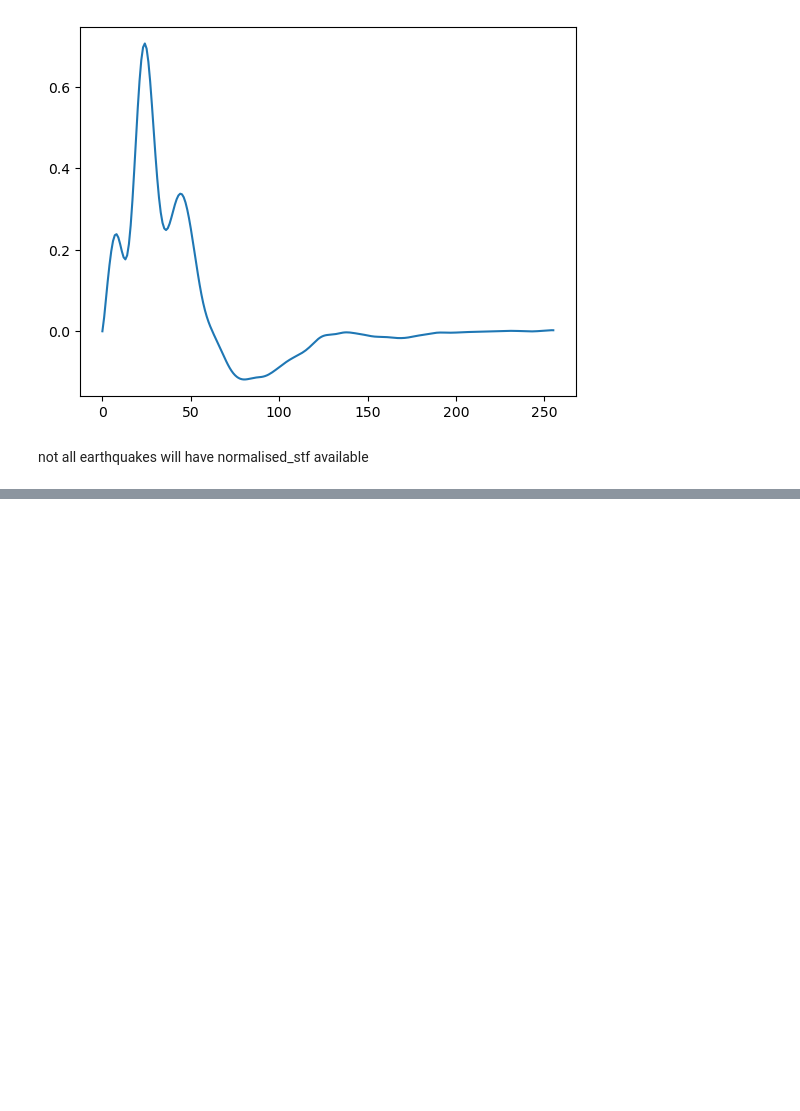
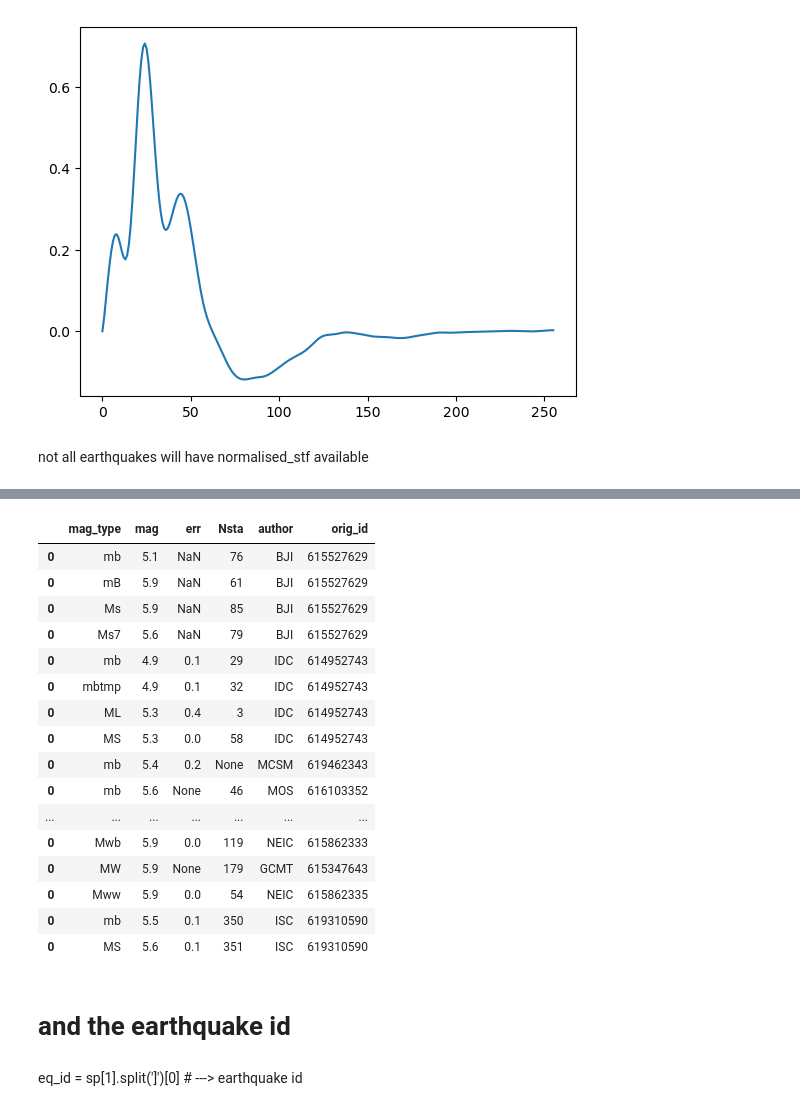
Before and after one commit to RebeccaColquhoun/stf, a Jupyter notebook: url_to_text_file.ipynb, the cells around one changed output, grey strips where cells are left out. Cells and saved outputs as stored; diff of their text form; code cells hidden in the pictures; blank space fills up the shorter version.

Commit message:
work out mags by splitting at event first

```diff
--- a/url_to_text_file.ipynb
+++ b/url_to_text_file.ipynb
@@ -55,0 +69,7 @@ not all earthquakes will have normalised_stf available
+# %%
+mag_table = []
+for s in range(2,len(sp)+1):
+    if s < len(sp):
+        mag_table.append((r.split('Magnitude')[s].split('Event ')[0]).replace('\n',' ').partition('OrigID')[-1].partition('[')[0])
+    else:
+        mag_table.append((r.split('Magnitude')[s].split('STOP')[0]).replace('\n',' ').partition('OrigID')[-1].partition('[')[0])
@@ -55,0 +102,34 @@ not all earthquakes will have normalised_stf available
+# %%
+df = pd.DataFrame(columns = ['mag_type', 'mag','err','Nsta','author','orig_id'])
+for mag_line in single_mag_list:
+    posn = 0
+    mag_type, mag, err, Nsta, author, orig_id = '', None, None, None, '',''
+    if mag_line[posn][0].lower()=='m':
+        mag_type = mag_line[posn]
+        posn += 1
+    else:
+        mag_type = ''
+    if '.' in mag_line[posn]:
+        mag = float(mag_line[posn])
+        posn += 1
+    if '.' in mag_line[posn]:
+        print(posn)
+        err = float(mag_line[posn])
+        print(err)
+        posn += 1
+    try:
+        int(mag_line[posn])
+        Nsta = int(mag_line[posn])
+        posn += 1
+    except Exception:
+        pass
+    if mag_line[posn].isalpha():
+        author = mag_line[posn]
+        posn += 1
+    if len(mag_line[posn])==9:
+        orig_id = mag_line[posn]
+        posn += 1
+    print(mag_line)
+    print(mag_type, mag, err, Nsta, author, orig_id)
+    row = {'mag_type':mag_type, 'mag':mag,'err':err,'Nsta':Nsta,'author':author,'orig_id':orig_id}
+    df = pd.concat([df, pd.DataFrame(row, index=[0])])
@@ -55,0 +154,26 @@ not all earthquakes will have normalised_stf available
+# %%
+df.reset_index(inplace=True, drop=True)
+# %%
+df
+# %% [output]
+|  | mag_type | mag | err | Nsta | author | orig_id |
+| 0 | mb | 5.1 | NaN | 76 | BJI | 615527629 |
+| 0 | mB | 5.9 | NaN | 61 | BJI | 615527629 |
+| 0 | Ms | 5.9 | NaN | 85 | BJI | 615527629 |
+| 0 | Ms7 | 5.6 | NaN | 79 | BJI | 615527629 |
+| 0 | mb | 4.9 | 0.1 | 29 | IDC | 614952743 |
+| 0 | mbtmp | 4.9 | 0.1 | 32 | IDC | 614952743 |
+| 0 | ML | 5.3 | 0.4 | 3 | IDC | 614952743 |
+| 0 | MS | 5.3 | 0.0 | 58 | IDC | 614952743 |
+| 0 | mb | 5.4 | 0.2 | None | MCSM | 619462343 |
+| 0 | mb | 5.6 | None | 46 | MOS | 616103352 |
+| ... | ... | ... | ... | ... | ... | ... |
+| 0 | Mwb | 5.9 | 0.0 | 119 | NEIC | 615862333 |
+| 0 | MW | 5.9 | None | 179 | GCMT | 615347643 |
+| 0 | Mww | 5.9 | 0.0 | 54 | NEIC | 615862335 |
+| 0 | mb | 5.5 | 0.1 | 350 | ISC | 619310590 |
+| 0 | MS | 5.6 | 0.1 | 351 | ISC | 619310590 |
+# %% [markdown]
+# and the earthquake id
+# %% [markdown]
+eq_id = sp[1].split(']')[0] # ---> earthquake id
```
Also changed, not shown: parts of 9 cells of this notebook.
